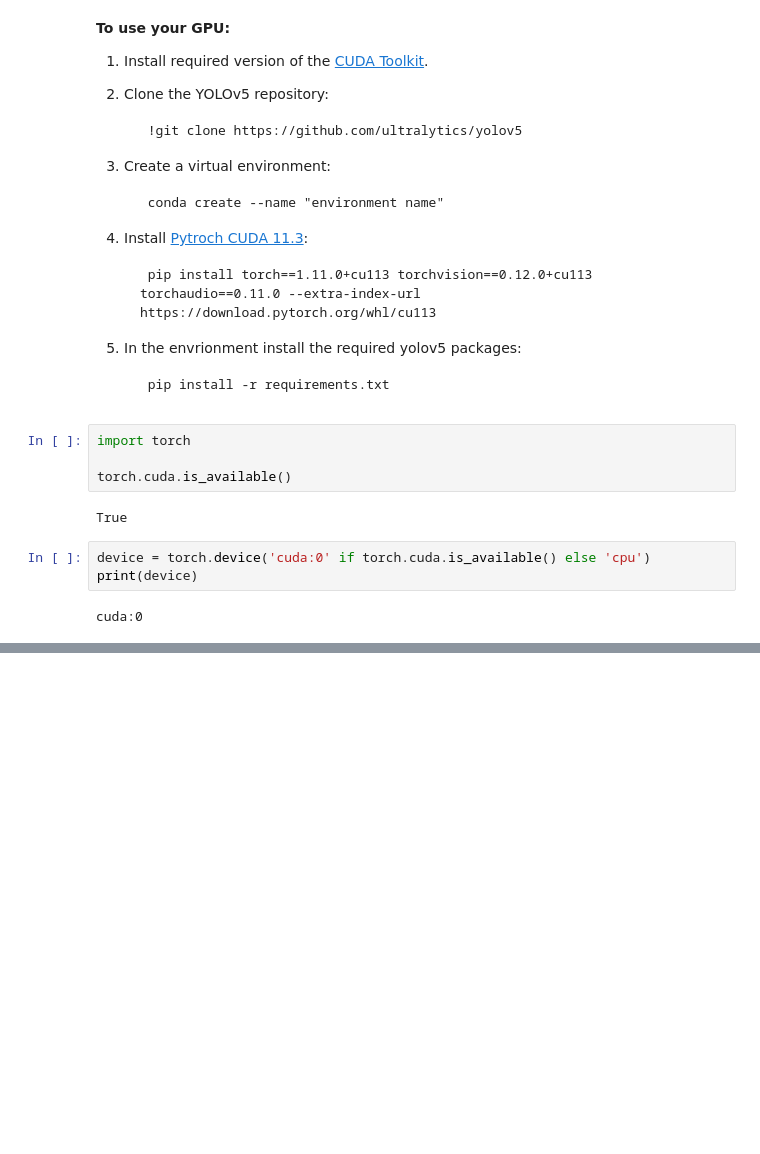
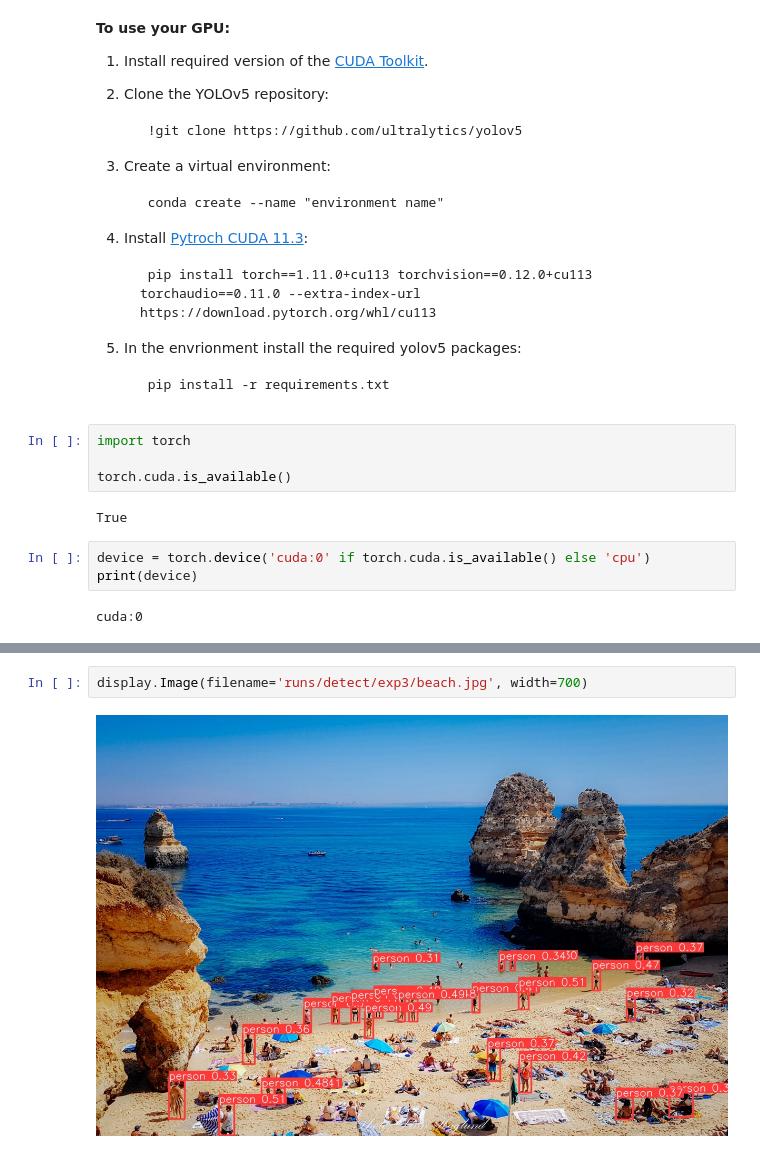
Before and after one commit to dujest/yolov5-project-1, a Jupyter notebook: yolov5-p1.ipynb, the cells around one changed output, grey strips where cells are left out. Cells and saved outputs as stored; diff of their text form; blank space fills up the shorter version.

```diff
--- a/yolov5-p1.ipynb
+++ b/yolov5-p1.ipynb
@@ -33,0 +88,4 @@ cuda:0
+# %%
+display.Image(filename='runs/detect/exp3/beach.jpg', width=700)
+# %% [output]
+[figure, added]
```
Also changed, not shown: parts of 8 cells of this notebook.
